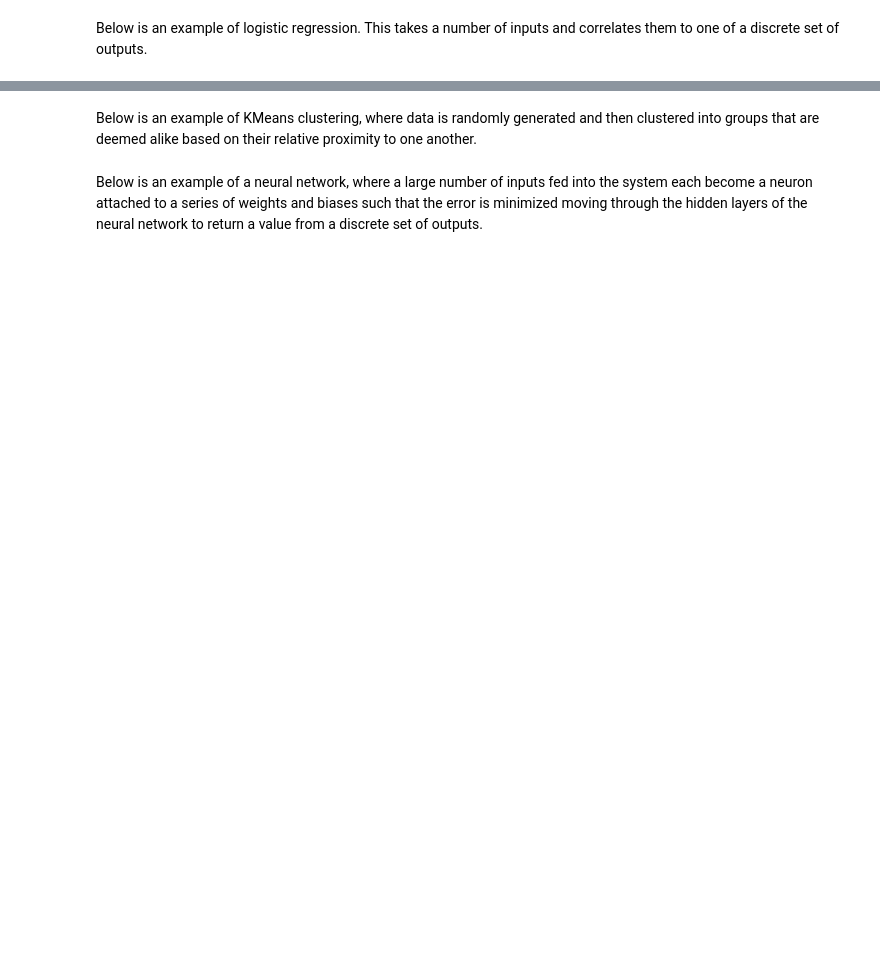
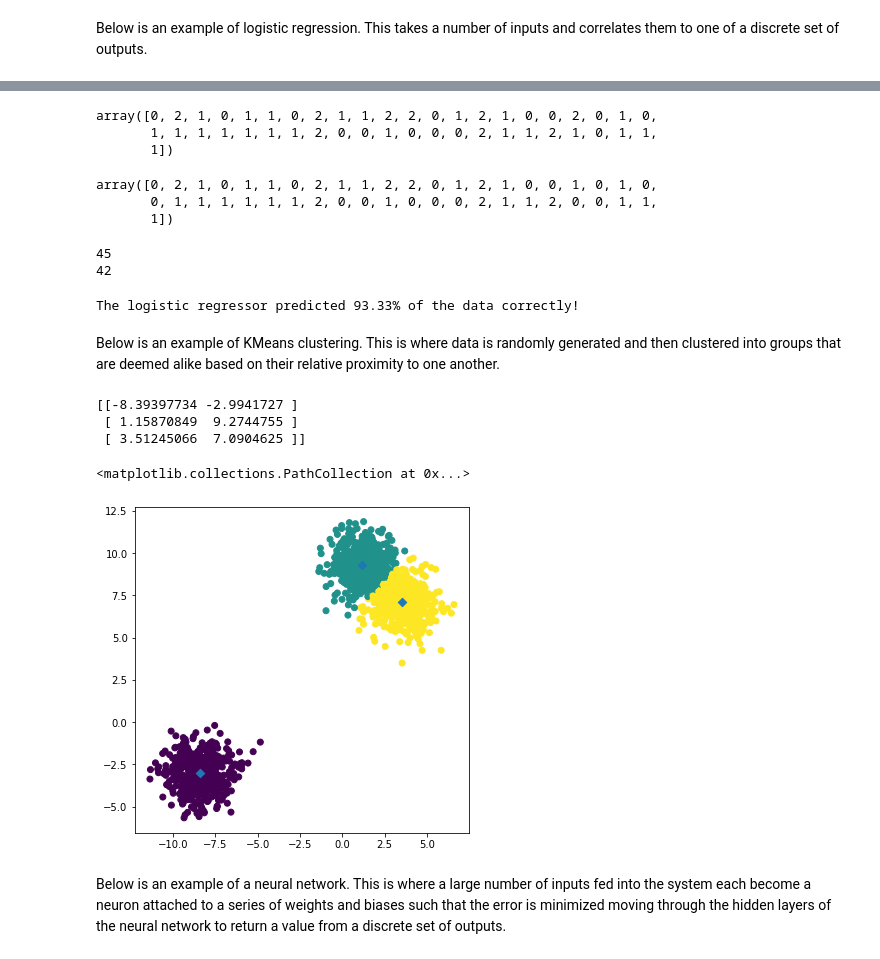
Before and after one commit to JasmineGonzalez10/Computational-Modeling, a Jupyter notebook: Q3_Learning_Goals_Reflection_Jasmine_Gonzalez.ipynb, the cells around one changed output, grey strips where cells are left out. Saved outputs shown, nothing was run; the diff lists cells and outputs as text; code cells hidden in the pictures; blank space fills up the shorter version.

```diff
--- a/Q3_Learning_Goals_Reflection_Jasmine_Gonzalez.ipynb
+++ b/Q3_Learning_Goals_Reflection_Jasmine_Gonzalez.ipynb
@@ -39,4 +187,53 @@ Below is an example of logistic regression. This takes a number of inputs and co
+# %%
+predictions = logisticRegr.predict(x_test)
+predictions
+# %% [output]
+array([0, 2, 1, 0, 1, 1, 0, 2, 1, 1, 2, 2, 0, 1, 2, 1, 0, 0, 2, 0, 1, 0,
+       1, 1, 1, 1, 1, 1, 1, 2, 0, 0, 1, 0, 0, 0, 2, 1, 1, 2, 1, 0, 1, 1,
+       1])
+# %%
+y_test
+# %% [output]
+array([0, 2, 1, 0, 1, 1, 0, 2, 1, 1, 2, 2, 0, 1, 2, 1, 0, 0, 1, 0, 1, 0,
+       0, 1, 1, 1, 1, 1, 1, 2, 0, 0, 1, 0, 0, 0, 2, 1, 1, 2, 0, 0, 1, 1,
+       1])
+# %%
+total = y_test.shape[0]
+rights = 0
+for n in range(total):
+  if predictions[n] == y_test[n]:
+    rights = rights + 1
+print(total)
+print(rights)
+# %% [output]
+45
+42
+# %%
+perc_correct = (rights/total) * 100
+print("The logistic regressor predicted " + str(np.round(perc_correct, 2)) + "% of the data correctly!")
+# %% [output]
+The logistic regressor predicted 93.33% of the data correctly!
 # %% [markdown]
-Below is an example of KMeans clustering, where data is randomly generated and then clustered into groups that are deemed alike based on their relative proximity to one another.
+Below is an example of KMeans clustering. This is where data is randomly generated and then clustered into groups that are deemed alike based on their relative proximity to one another.
+# %%
+n_samples = 500
+random_state = 2500
+numCenters = 12
+
+predictedClusters = 3
+clusterMaker = KMeans(n_clusters=predictedClusters, random_state=random_state)
+y_pred = clusterMaker.fit_predict(X)
+centers = clusterMaker.cluster_centers_
+print(centers)
+
+plt.figure(figsize=(6, 6))
+plt.scatter(X[:, 0], X[:, 1], c = y_pred)
+plt.scatter(centers[:,0], centers[:,1], marker = 'D')
+# %% [output]
+[[-8.39397734 -2.9941727 ]
+ [ 1.15870849  9.2744755 ]
+ [ 3.51245066  7.0904625 ]]
+<matplotlib.collections.PathCollection at 0x...>
+[figure, added]
 # %% [markdown]
-Below is an example of a neural network, where a large number of inputs fed into the system each become a neuron attached to a series of weights and biases such that the error is minimized moving through the hidden layers of the neural network to return a value from a discrete set of outputs.
+Below is an example of a neural network. This is where a large number of inputs fed into the system each become a neuron attached to a series of weights and biases such that the error is minimized moving through the hidden layers of the neural network to return a value from a discrete set of outputs.
```
Also changed, not shown: parts of 22 cells of this notebook.
